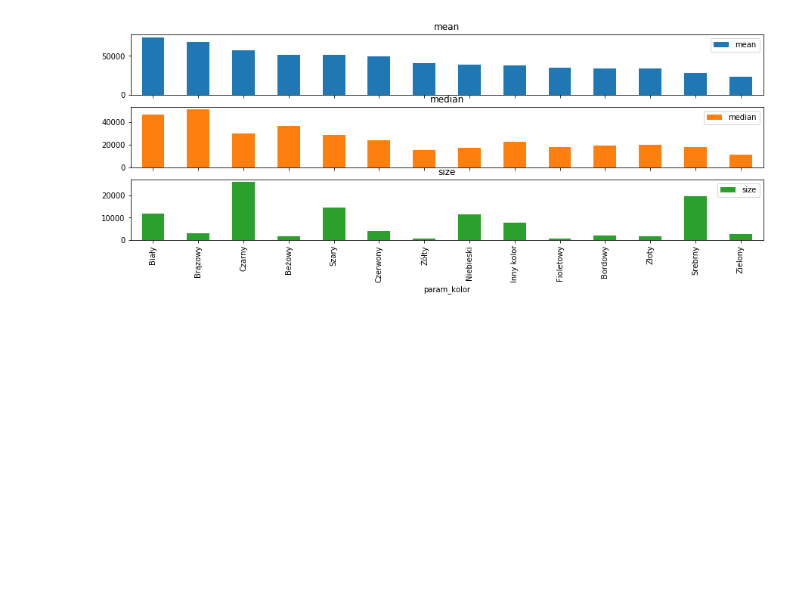
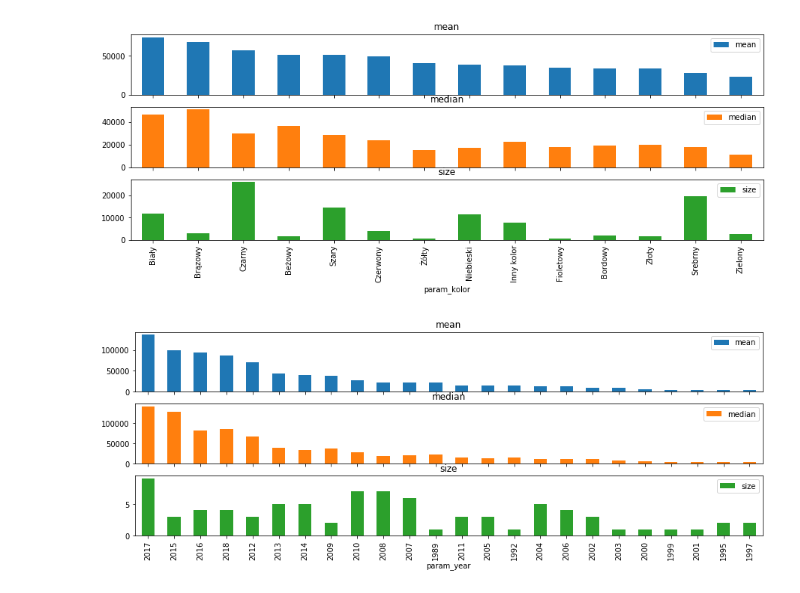
Before and after one commit to wkosz/dw_matrix_car, a Jupyter notebook: day2_visualisation.ipynb, the cells around one changed output. Cells and saved outputs as stored; diff of their text form; code cells hidden in the pictures; blank space fills up the shorter version.

Commit message:
add visualisation

```diff
--- a/day2_visualisation.ipynb
+++ b/day2_visualisation.ipynb
@@ -238,3 +238,7 @@ group_and_barplot('param_kolor', feat_sort='size');
 group_and_barplot('param_kolor', feat_sort='mean');
 # %% [output]
 [figure]
+# %%
+group_and_barplot('param_year', feat_sort='mean');
+# %% [output]
+[figure, added]
```
